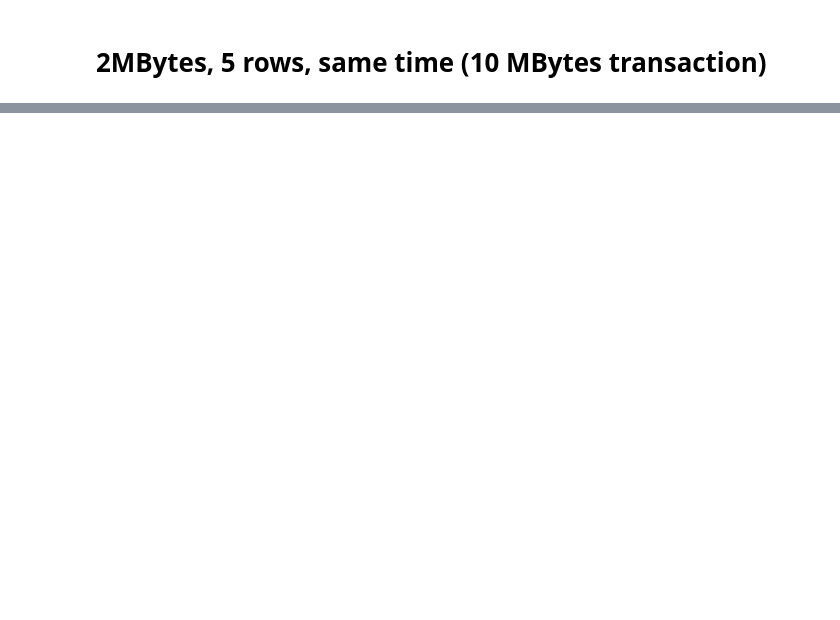
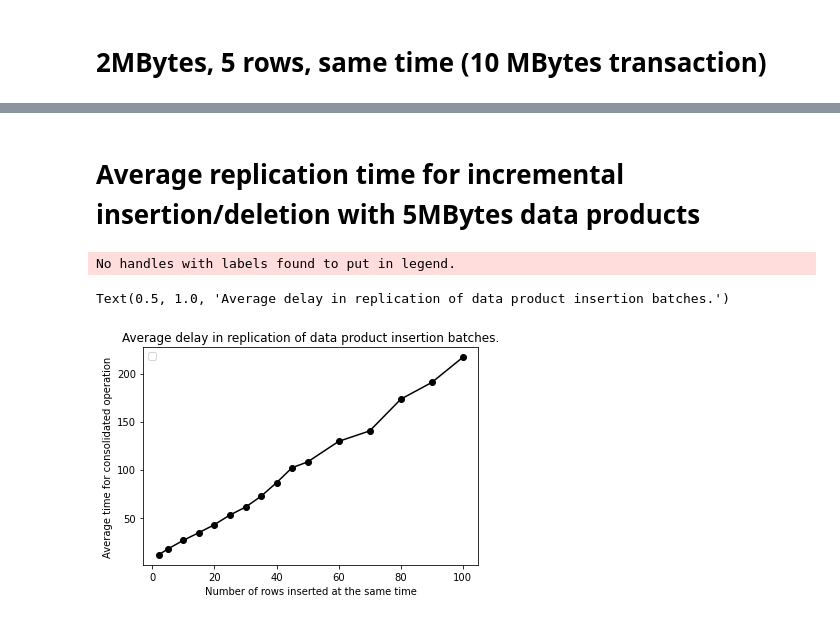
Before and after one commit to AusSRC/db_replication, a Jupyter notebook: results/benchmark_results.ipynb, the cells around one changed output, grey strips where cells are left out. Drawn from its saved outputs; the diff is of its cells as text; code cells hidden in the pictures; blank space fills up the shorter version.

```diff
--- a/results/benchmark_results.ipynb
+++ b/results/benchmark_results.ipynb
@@ -65,0 +132,32 @@ df[ ( df['size']==2.0) & (df['inserts']==5.0)]
+# %% [markdown]
+# Average replication time for incremental insertion/deletion with 5MBytes data products
+# %%
+plt.errorbar(x = [2,5,10,15,20,25,30,35,40,45,50,60,70,80,90,100],
+             y=[
+                df[ ( df['size']==5.0) & (df['inserts']==2)]['delay'],
+                df[ ( df['size']==5.0) & (df['inserts']==5)]['delay'].mean(),
+                df[ ( df['size']==5.0) & (df['inserts']==10)]['delay'],
+                df[ ( df['size']==5.0) & (df['inserts']==15)]['delay'],
+                df[ ( df['size']==5.0) & (df['inserts']==20)]['delay'],
+                df[ ( df['size']==5.0) & (df['inserts']==25)]['delay'],
+                df[ ( df['size']==5.0) & (df['inserts']==30)]['delay'],
+                df[ ( df['size']==5.0) & (df['inserts']==35)]['delay'],
+                df[ ( df['size']==5.0) & (df['inserts']==40)]['delay'],
+                df[ ( df['size']==5.0) & (df['inserts']==45)]['delay'],
+                df[ ( df['size']==5.0) & (df['inserts']==50)]['delay'],
+                df[ ( df['size']==5.0) & (df['inserts']==60)]['delay'],
+                df[ ( df['size']==5.0) & (df['inserts']==70)]['delay'],
+                df[ ( df['size']==5.0) & (df['inserts']==80)]['delay'],
+                df[ ( df['size']==5.0) & (df['inserts']==90)]['delay'],
+                df[ ( df['size']==5.0) & (df['inserts']==100)]['delay'],
+             ],
+             linestyle='solid', fmt='o', color='black', marker='o', ecolor='lightblue', elinewidth=3)
+
+plt.xlabel("Number of rows inserted at the same time")
+plt.ylabel("Average time for consolidated operation")
+plt.legend(loc='upper left')
+plt.title('Average delay in replication of data product insertion batches ().')
+# %% [output]
+No handles with labels found to put in legend.
+Text(0.5, 1.0, 'Average delay in replication of data product insertion batches.')
+[figure, added]
```
Also changed, not shown: parts of 9 cells of this notebook, 2 other files.
